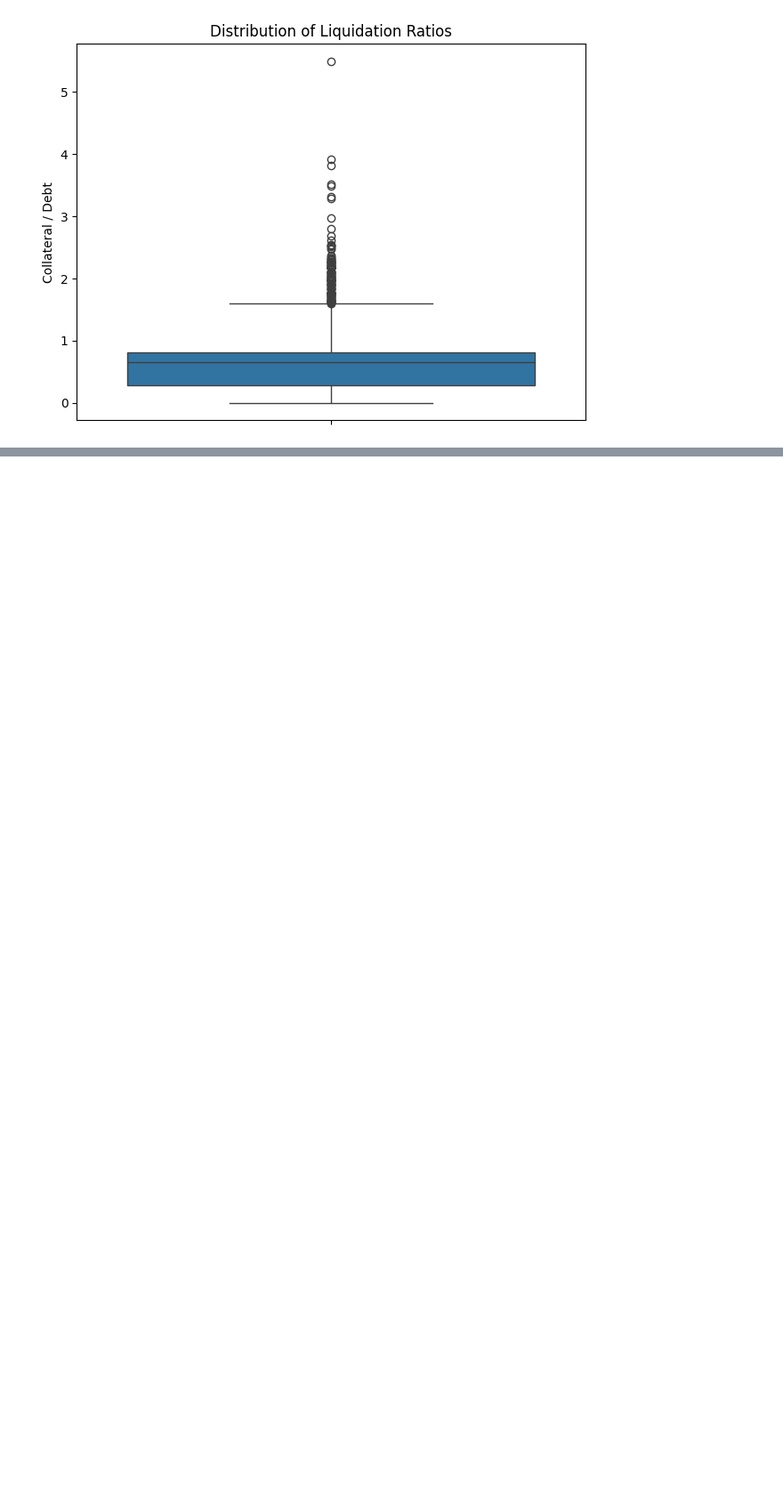
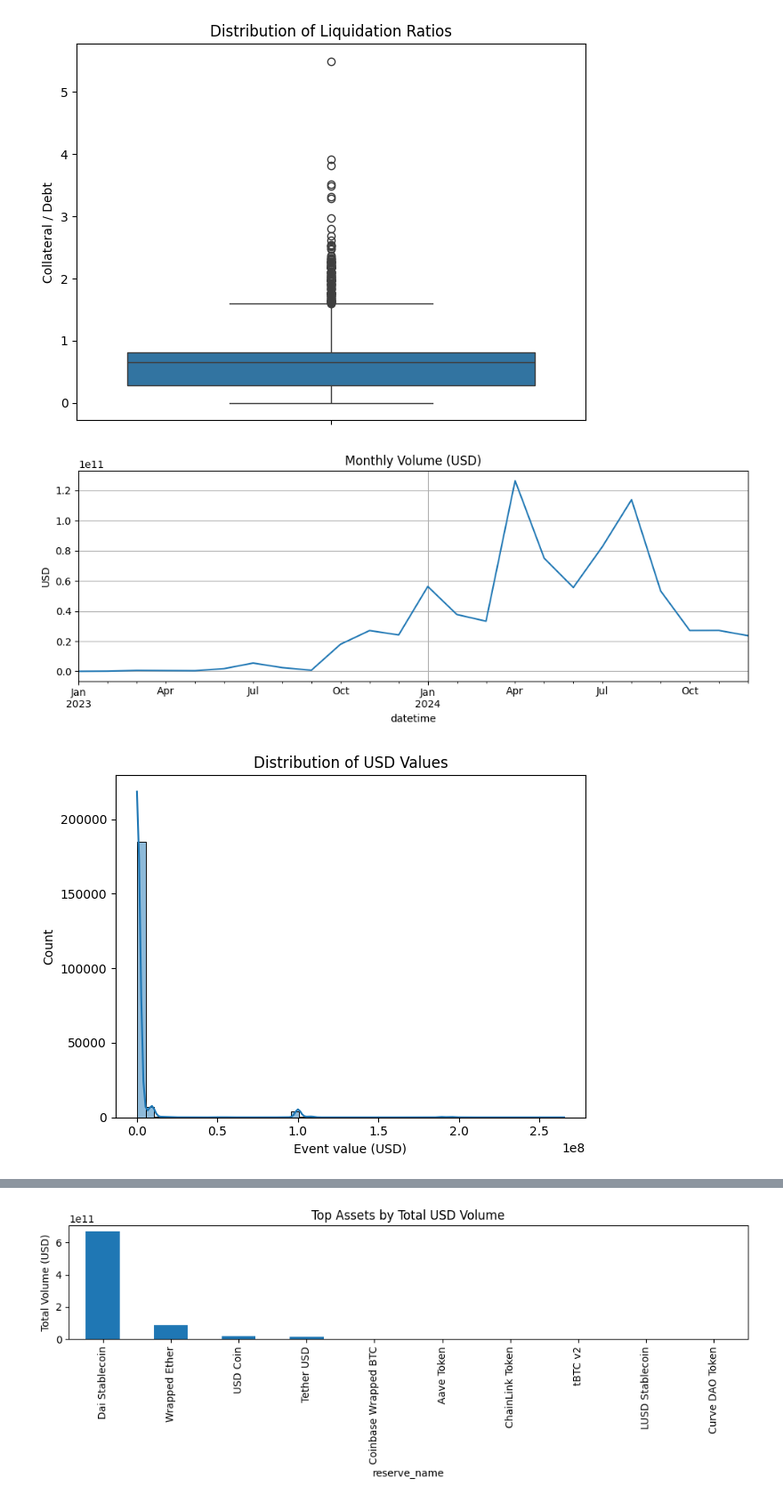
Before and after one commit to yhrd99/BITCOIN-PRICE-FORECASTING, a Jupyter notebook: Descriptive_Statistics.ipynb, the cells around one changed output, grey strips where cells are left out. Shown at 89% size. Saved outputs shown, nothing was run; the diff lists cells and outputs as text; code cells hidden in the pictures; blank space fills up the shorter version.

Commit message:
Desc stats redeem and repay.

```diff
--- a/Descriptive_Statistics.ipynb
+++ b/Descriptive_Statistics.ipynb
@@ -102,3 +110,38 @@ plt.tight_layout()
 plt.show()
 # %% [output]
 [figure]
+# %%
+df = pd.read_pickle("redeemUnderlying.pkl")
+df = df.set_index('datetime')
+df['value_usd'] = df['amount'] * df['assetPriceUSD']
+df_plot = df.reset_index()
+
+# ---- PLOT 1: Time series of monthly volume in USD ----
+df['value_usd'].resample('M').sum().plot(figsize=(10, 4), title='Monthly Volume (USD)')
+plt.ylabel("USD")
+plt.grid(True)
+plt.tight_layout()
+plt.show()
+
+# ---- PLOT 2: Histogram of individual USD values ----
+sns.histplot(df_plot['value_usd'], bins=50, kde=True)
+plt.title("Distribution of USD Values")
+plt.xlabel("Event value (USD)")
+plt.tight_layout()
+plt.show()
+
+# ---- PLOT 3: Boxplot of value ----
+sns.boxplot(y='value_usd', data=df_plot)
+plt.title("Distribution of Event Value (USD)")
+plt.tight_layout()
+plt.show()
+
+# ---- PLOT 4 (Optional): Top reserve names by event volume ----
+top_assets = df_plot.groupby('reserve_name')['value_usd'].sum().sort_values(ascending=False).head(10)
+top_assets.plot(kind='bar', figsize=(10, 4), title="Top Assets by Total USD Volume")
+plt.ylabel("Total Volume (USD)")
+plt.tight_layout()
+plt.show()
+# %% [output]
+[figure, added]
+[figure, added]
@@ -104,0 +149 @@ plt.show()
+[figure, added]
```
Also changed, not shown: parts of 6 cells of this notebook.
